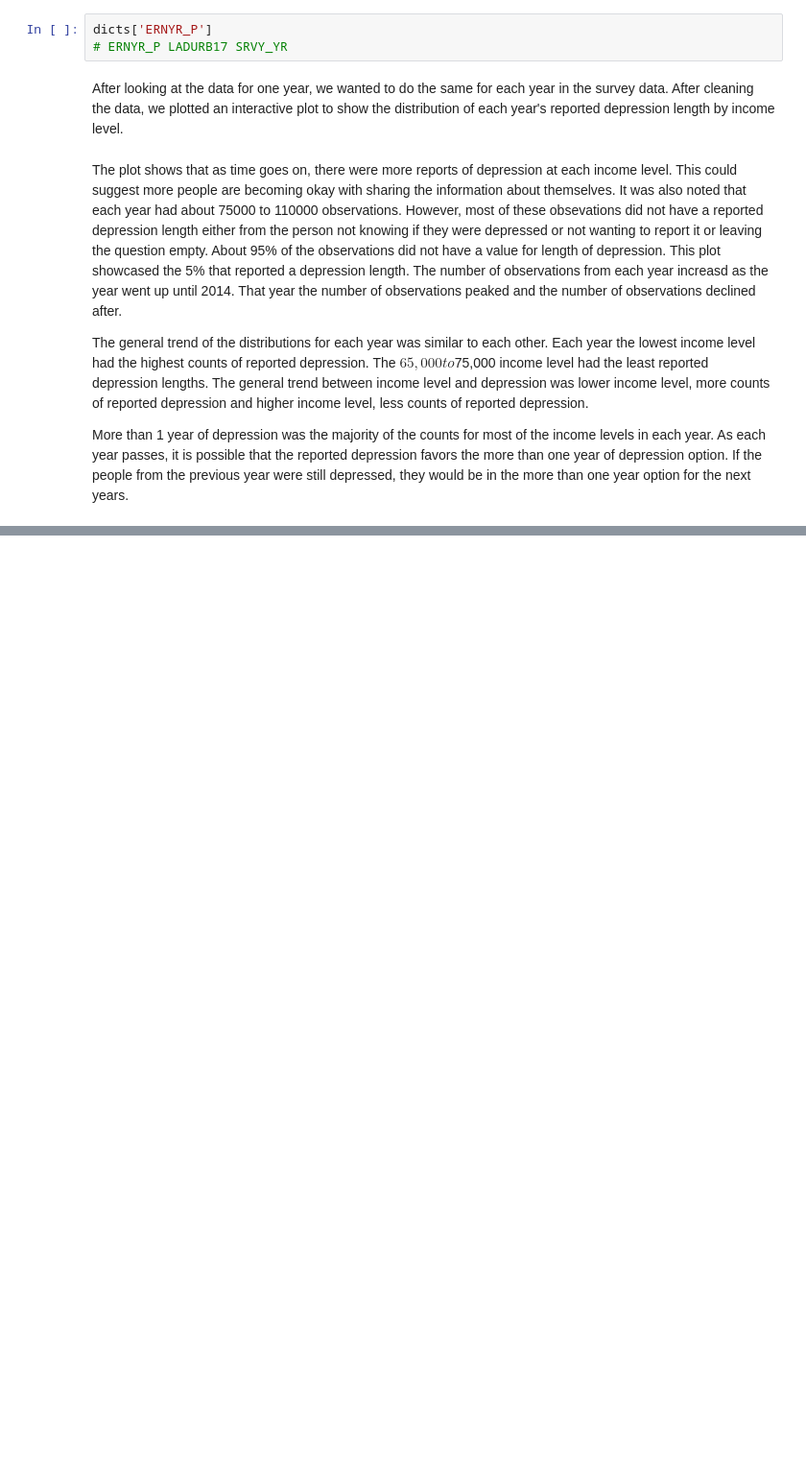
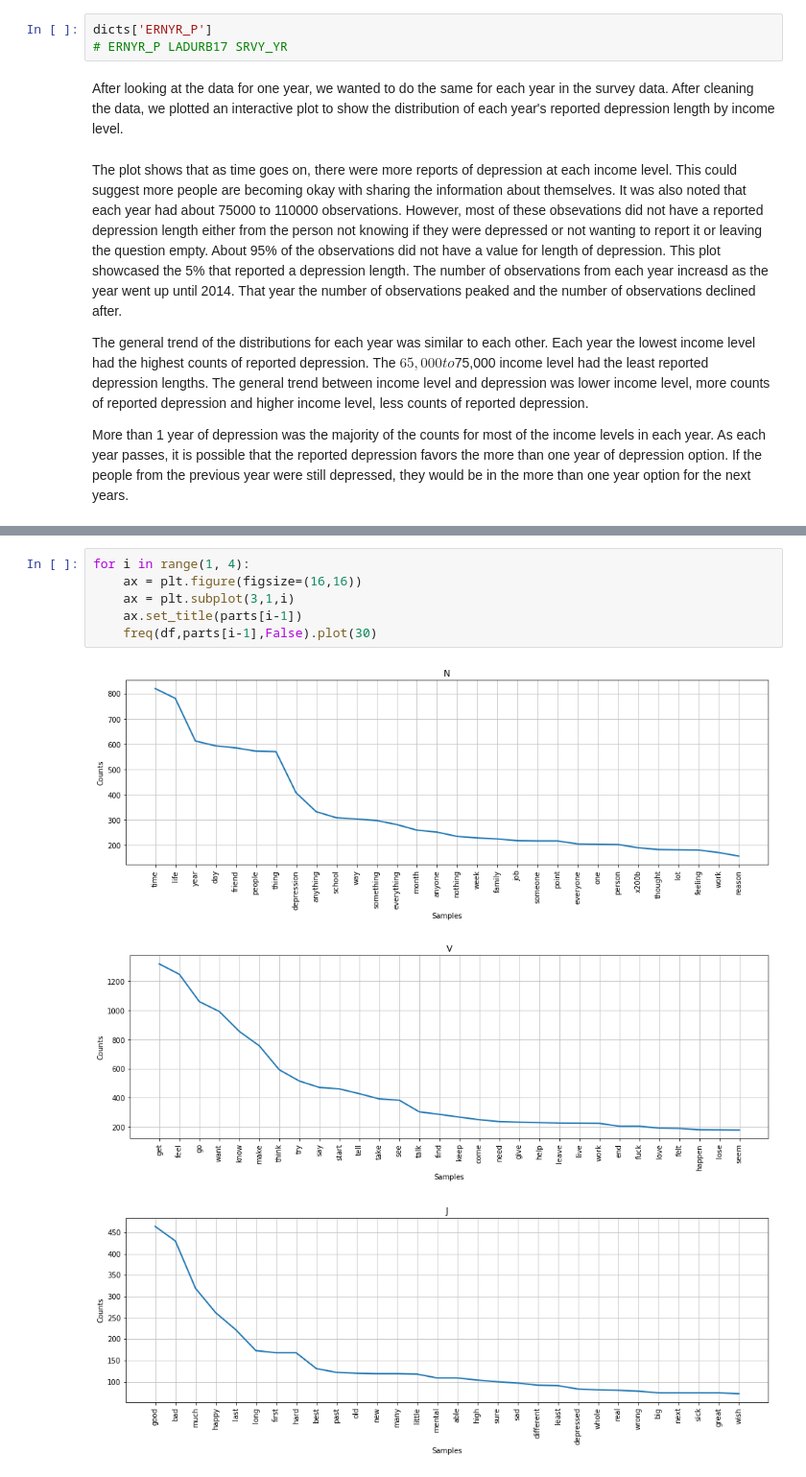
Before and after one commit to andy-alba/Analyzing-Mental-Health-in-America, a Jupyter notebook: Feature_Dictionary_Maker.ipynb, the cells around one changed output, grey strips where cells are left out. Shown at 96% size. Saved outputs shown, nothing was run; the diff lists cells and outputs as text; blank space fills up the shorter version.

```diff
--- a/Feature_Dictionary_Maker.ipynb
+++ b/Feature_Dictionary_Maker.ipynb
@@ -160,0 +443,10 @@ More than 1 year of depression was the majority of the counts for most of the in
+# %%
+for i in range(1, 4):
+    ax = plt.figure(figsize=(16,16))
+    ax = plt.subplot(3,1,i)
+    ax.set_title(parts[i-1])
+    freq(df,parts[i-1],False).plot(30)
+# %% [output]
+[figure, added]
+[figure, added]
+[figure, added]
```
Also changed, not shown: parts of 21 cells of this notebook.
